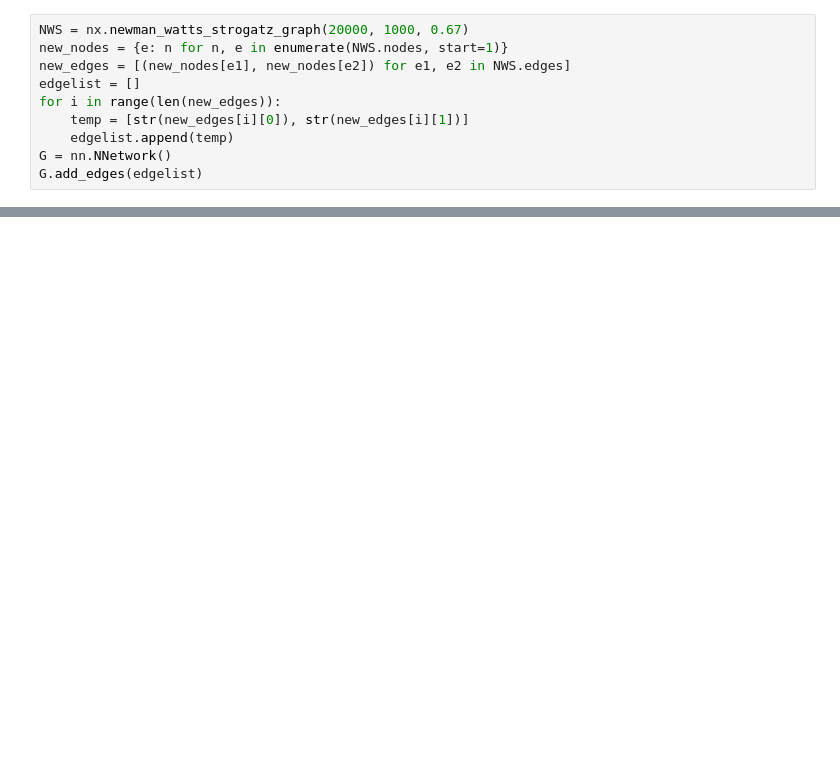
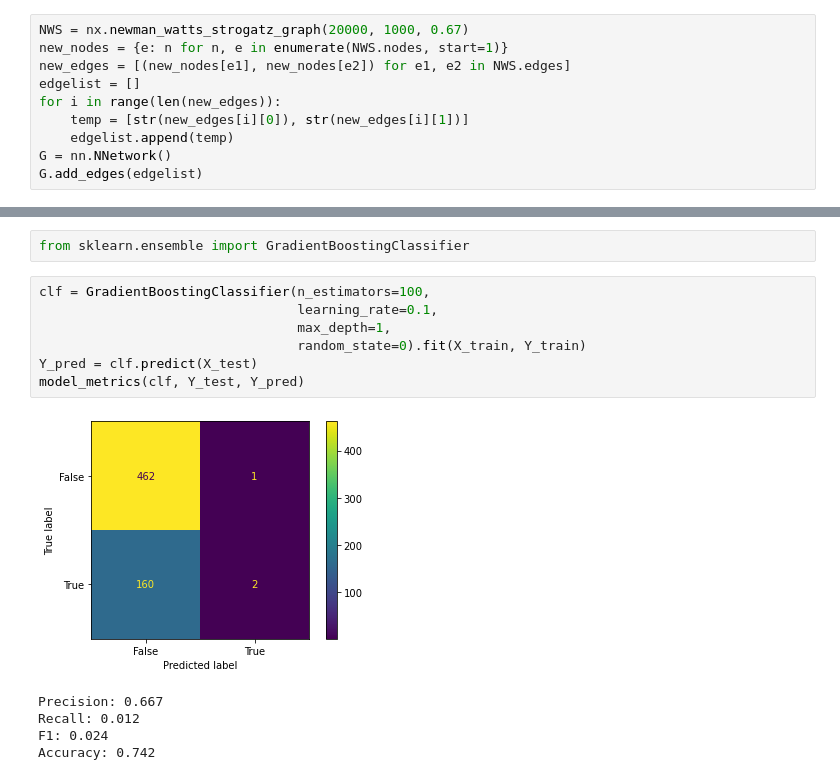
Before and after one commit to BryaneX455/reu2022, a Jupyter notebook: Kuramoto Model/Final Figures.ipynb, the cells around one changed output, grey strips where cells are left out. Saved outputs shown, nothing was run; the diff lists cells and outputs as text; blank space fills up the shorter version.

```diff
--- a/Kuramoto Model/Final Figures.ipynb
+++ b/Kuramoto Model/Final Figures.ipynb
@@ -215,0 +401,15 @@ num of subgraphs induced on k-paths: 100
+# %%
+from sklearn.ensemble import GradientBoostingClassifier
+# %%
+clf = GradientBoostingClassifier(n_estimators=100,
+                                 learning_rate=0.1,
+                                 max_depth=1,
+                                 random_state=0).fit(X_train, Y_train)
+Y_pred = clf.predict(X_test)
+model_metrics(clf, Y_test, Y_pred)
+# %% [output]
+[figure, added]
+Precision: 0.667
+Recall: 0.012
+F1: 0.024
+Accuracy: 0.742
```
Also changed, not shown: parts of 15 cells of this notebook, 17 other files.
